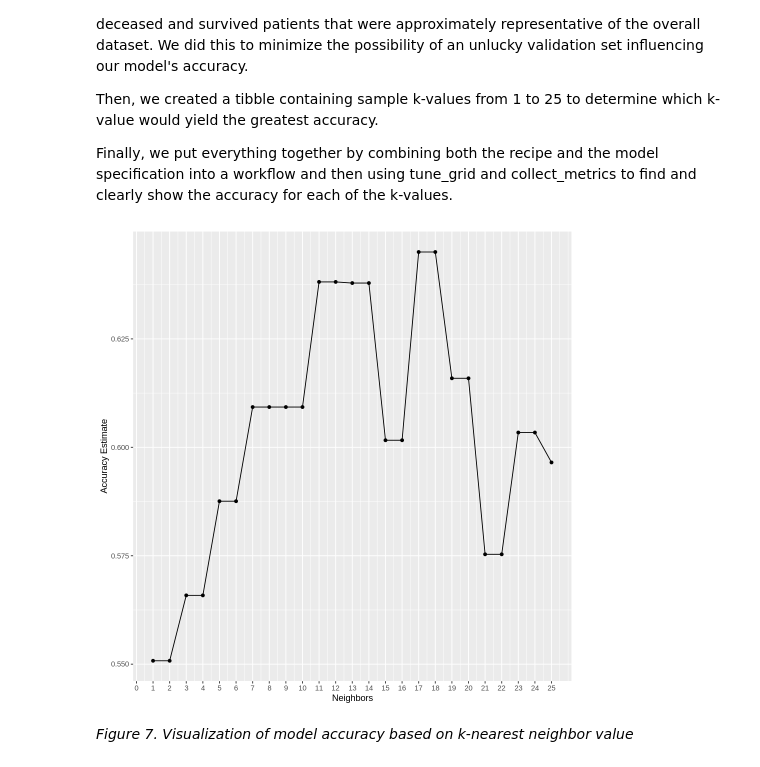
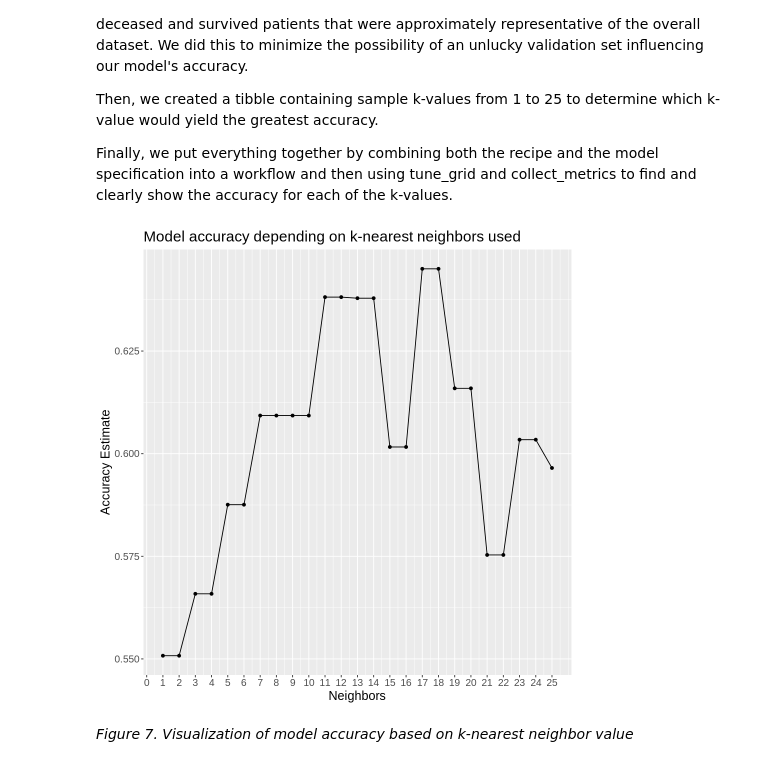
Before and after one commit to rishiiii3/dsci-100-2023S-group-67, a Jupyter notebook: Bone Marrow Analysis.ipynb, the cells around one changed output. Drawn from its saved outputs; the diff is of its cells as text; code cells hidden in the pictures.

```diff
--- a/Bone Marrow Analysis.ipynb
+++ b/Bone Marrow Analysis.ipynb
@@ -206,15 +206,17 @@ Finally, we put everything together by combining both the recipe and the model s
 # %%
 options(repr.plot.width = 8, repr.plot.height = 8)
 
 accuracy_versus_k <- ggplot(knn_results, aes(x = neighbors, y = mean))+
        geom_point() +
        geom_line() +
        labs(x = "Neighbors", y = "Accuracy Estimate") +
-       scale_x_continuous(breaks = seq(0, 25, by = 1))
+       scale_x_continuous(breaks = seq(0, 25, by = 1)) +
+       ggtitle("Model accuracy depending on k-nearest neighbors used") +
+       theme(text = element_text(size = 15))
 
 accuracy_versus_k
 # %% [output]
-[figure, old version]
+[figure, new version]
 # %% [markdown]
 *Figure 7. Visualization of model accuracy based on k-nearest neighbor value*
 # %% [markdown]
```
Also changed, not shown: parts of 8 cells of this notebook.
